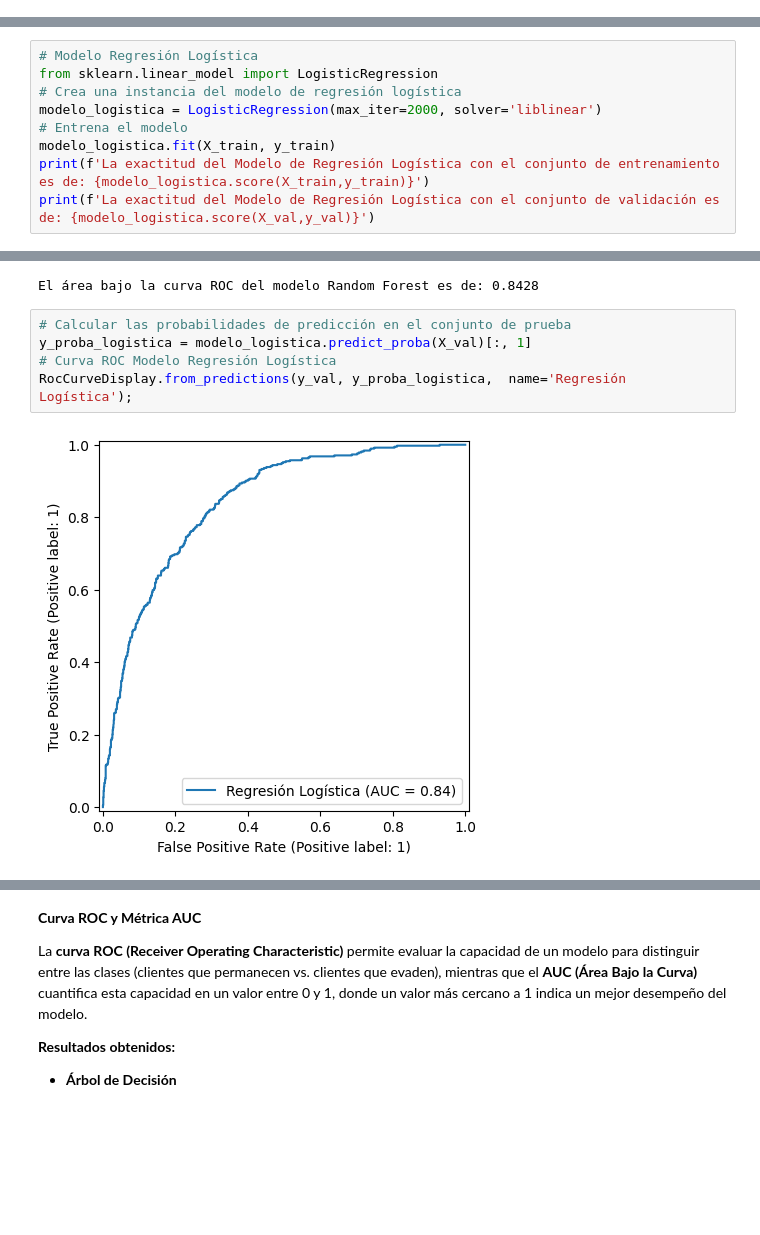
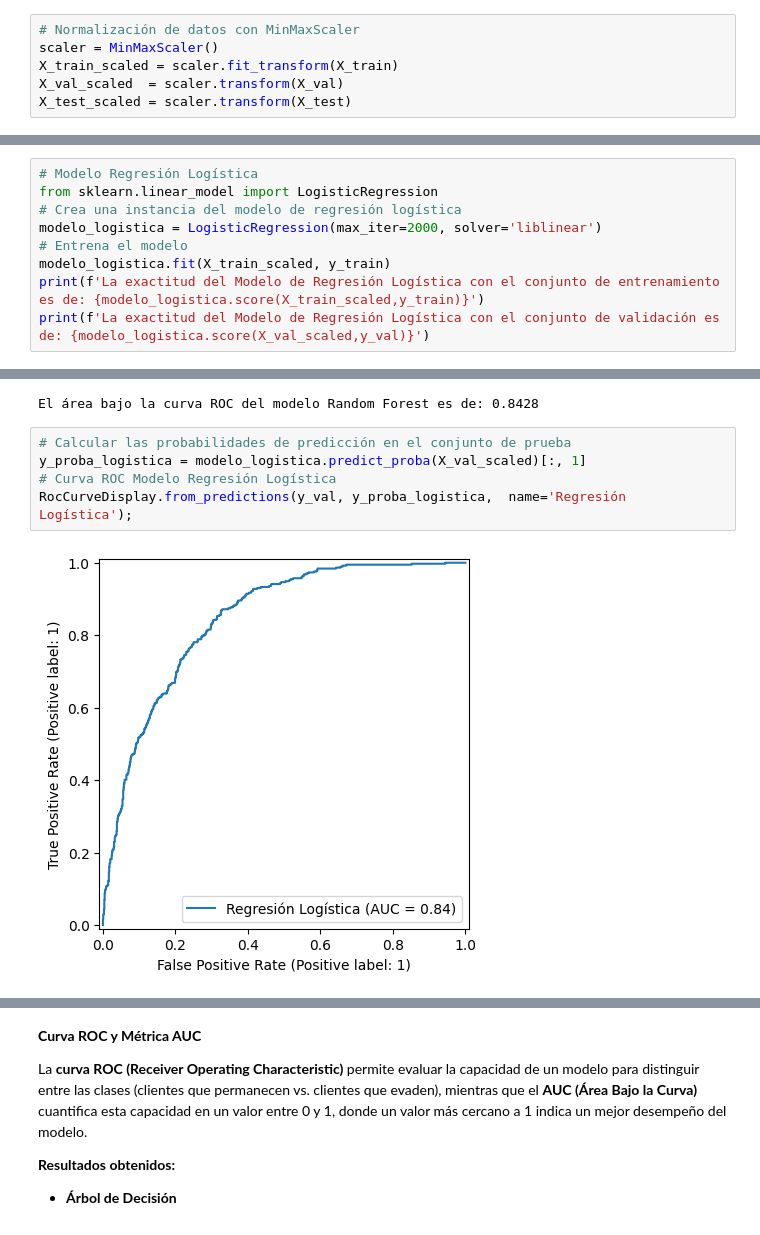
Before and after one commit to DanielRaiicHu/telecom_x_2, a Jupyter notebook: telecom_x_2.ipynb, the cells around one changed output, grey strips where cells are left out. Drawn from its saved outputs; the diff is of its cells as text; blank space fills up the shorter version.

Commit message:
Actualización: Normalizando Regresión Logística con MinMaxScaler

```diff
--- a/telecom_x_2.ipynb
+++ b/telecom_x_2.ipynb
@@ -1872,3 +1882,9 @@ dtype: int64
+# %%
+# Normalización de datos con MinMaxScaler
+scaler = MinMaxScaler()
+X_train_scaled = scaler.fit_transform(X_train)
+X_val_scaled  = scaler.transform(X_val)
+X_test_scaled = scaler.transform(X_test)
 # %% [markdown]
 ## **Entrenando Modelos**
 ---
@@ -1928,7 +1944,7 @@ from sklearn.linear_model import LogisticRegression
 # Crea una instancia del modelo de regresión logística
 modelo_logistica = LogisticRegression(max_iter=2000, solver='liblinear')
 # Entrena el modelo
-modelo_logistica.fit(X_train, y_train)
-print(f'La exactitud del Modelo de Regresión Logística con el conjunto de entrenamiento es de: {modelo_logistica.score(X_train,y_train)}')
-print(f'La exactitud del Modelo de Regresión Logística con el conjunto de validación es de: {modelo_logistica.score(X_val,y_val)}')
+modelo_logistica.fit(X_train_scaled, y_train)
+print(f'La exactitud del Modelo de Regresión Logística con el conjunto de entrenamiento es de: {modelo_logistica.score(X_train_scaled,y_train)}')
+print(f'La exactitud del Modelo de Regresión Logística con el conjunto de validación es de: {modelo_logistica.score(X_val_scaled,y_val)}')
 # %% [output]
@@ -2148,11 +2164,11 @@ print(f'El área bajo la curva ROC del modelo Random Forest es de: {roc_auc_scor
 El área bajo la curva ROC del modelo Random Forest es de: 0.8428
 # %%
 # Calcular las probabilidades de predicción en el conjunto de prueba
-y_proba_logistica = modelo_logistica.predict_proba(X_val)[:, 1]
+y_proba_logistica = modelo_logistica.predict_proba(X_val_scaled)[:, 1]
 # Curva ROC Modelo Regresión Logística
 RocCurveDisplay.from_predictions(y_val, y_proba_logistica,  name='Regresión Logística');
 # %% [output]
-[figure, old version]
+[figure, new version]
 # %%
 # El Área Bajo la Curva (AUC) - Modelo Regresión Logística
 print(f'El área bajo la curva ROC del modelo de Regresión Logística es de: {roc_auc_score(y_val, y_proba_logistica):.4f}')
```
Also changed, not shown: parts of 30 cells of this notebook.
